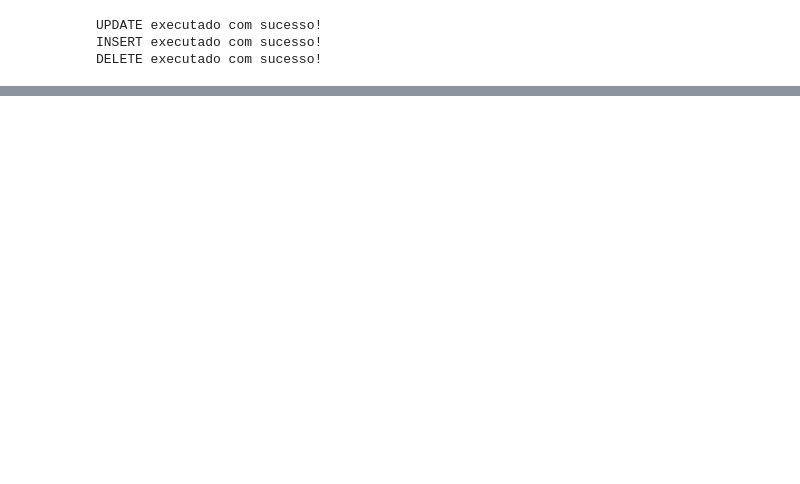
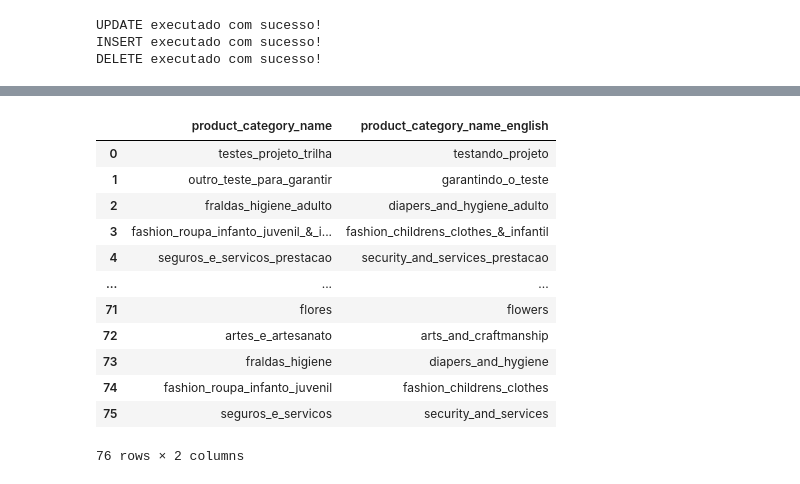
Before and after one commit to michelprosite/opt_olist_brasil, a Jupyter notebook: kaggle_olist/desafio.ipynb, the cells around one changed output, grey strips where cells are left out. Drawn from its saved outputs; the diff is of its cells as text; code cells hidden in the pictures; blank space fills up the shorter version.

```diff
--- a/kaggle_olist/desafio.ipynb
+++ b/kaggle_olist/desafio.ipynb
@@ -897,0 +900,17 @@ DELETE executado com sucesso!
+# %%
+df_trusted = pd.read_parquet('/home/michel/Documentos/opt/kaggle_olist/trusted/product_category_name_translation.parquet')
+df_trusted
+# %% [output]
+|  | product_category_name | product_category_name_english |
+| 0 | testes_projeto_trilha | testando_projeto |
+| 1 | outro_teste_para_garantir | garantindo_o_teste |
+| 2 | fraldas_higiene_adulto | diapers_and_hygiene_adulto |
+| 3 | fashion_roupa_infanto_juvenil_&_i... | fashion_childrens_clothes_&_infantil |
+| 4 | seguros_e_servicos_prestacao | security_and_services_prestacao |
+| ... | ... | ... |
+| 71 | flores | flowers |
+| 72 | artes_e_artesanato | arts_and_craftmanship |
+| 73 | fraldas_higiene | diapers_and_hygiene |
+| 74 | fashion_roupa_infanto_juvenil | fashion_childrens_clothes |
+| 75 | seguros_e_servicos | security_and_services |
+76 rows × 2 columns
```
Also changed, not shown: parts of 8 cells of this notebook, 2 other files.
